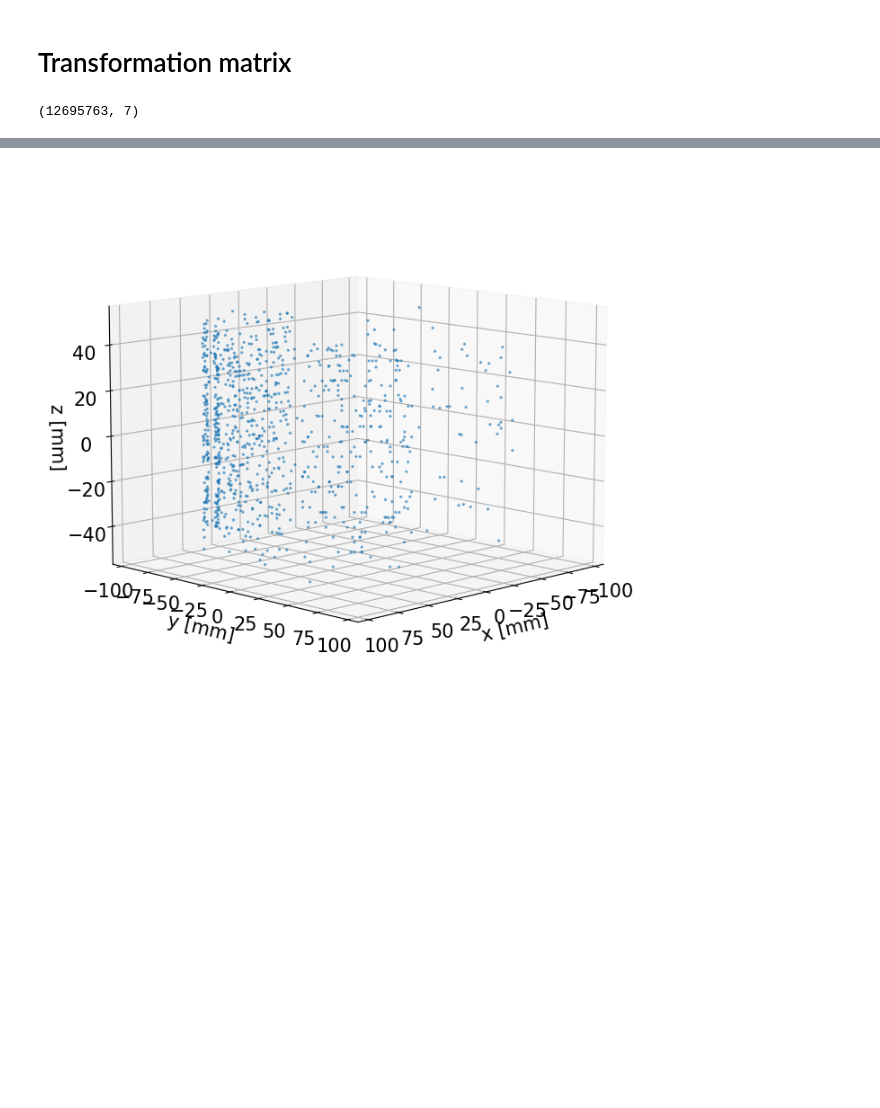
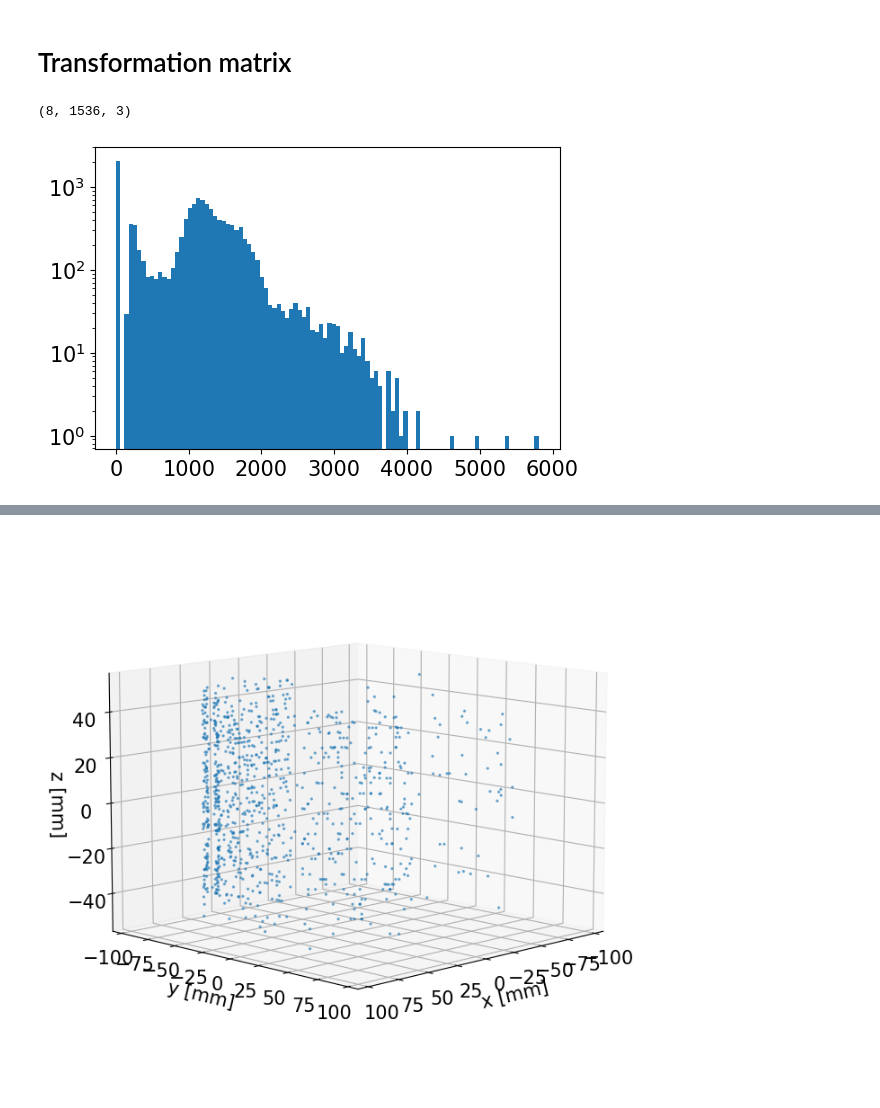
Before and after one commit to dachengx/MedPhys-recon, a Jupyter notebook: pet.ipynb, the cells around one changed output, grey strips where cells are left out. Saved outputs shown, nothing was run; the diff lists cells and outputs as text; code cells hidden in the pictures; blank space fills up the shorter version.

```diff
--- a/pet.ipynb
+++ b/pet.ipynb
@@ -35,9 +36,9 @@ x_det_outer = (detector['width'] + detector['film'] + detector['interval']) / 2
 
 x_det_outer = np.hstack([-1 * x_det_outer[::-1], x_det_outer])
 # %%
-y_det_inner = detector['diameter'] / 2
+y_det_inner = np.array([detector['diameter'] / 2])
 
-y_det_outer = detector['diameter'] / 2 + detector['height']
+y_det_outer = np.array([detector['diameter'] / 2 + detector['height']])
 # %%
 z_det_inner = np.arange(-detector['innernum'] / 2 * (detector['width'] + detector['film']) + (detector['width'] + detector['film']) / 2,
                         detector['innernum'] / 2 * (detector['width'] + detector['film']) + (detector['width'] + detector['film']) / 2, (detector['width'] + detector['film']))
@@ -52,5 +65,5 @@ z_det_outer = np.hstack([z_det_outer + i * z_displace for i in [-1, 0, 1]])
 # %%
-R = np.vstack([np.array([[[np.cos(theta), np.sin(theta), 0], [-np.sin(theta), np.cos(theta), 0], [0, 0, 1]]]) for theta in np.arange(8) * np.pi / 4])
+R = np.vstack([np.array([[[np.cos(theta), -np.sin(theta), 0], [np.sin(theta), np.cos(theta), 0], [0, 0, 1]]]) for theta in np.arange(8) * np.pi / 4])
 # %%
 X_det_inner, Y_det_inner, Z_det_inner = np.meshgrid(x_det_inner, y_det_inner, z_det_inner)
 
@@ -77,3 +92,9 @@ def trans_matrix(method='delta'):
+# %%
+m, xyz_det_list = trans_matrix()
+# %%
+np.stack(xyz_det_list).shape
+# %% [output]
+(8, 1536, 3)
 # %%
 b = np.fromfile('LORData_2PointSource', dtype=np.float32)
 # b = np.fromfile('LORData_HotRod39M', dtype=np.float32)
@@ -82,4 +103,39 @@ a = b.reshape((b.shape[0] // 7, 7))
-# %%
-a.shape
-# %% [output]
-(12695763, 7)
+# %%
+xyz = np.hstack([np.vstack([a[:, 0:3], a[:, 3:6]]), np.hstack([a[:, 6] / 2, a[:, 6] / 2])[:, None]])
+
+X = SkyCoord(x=xyz[:, 0], y=xyz[:, 1], z=xyz[:, 2], representation_type='cartesian')
+X.representation_type = 'physicsspherical'
+
+theta = np.mod(X.phi.rad + 4 * np.pi + np.pi / 8 - np.pi / 2, 2 * np.pi)
+
+p = np.zeros(m.shape[0])
+index = np.ones(len(xyz)).astype(np.int16) * -2
+det_num = detector['innernum'] ** 2 * 6
+
+for i in tqdm(range(8)):
+    vali = (theta > i * np.pi / 4) & (theta < (i + 1) * np.pi / 4)
+    xyzi = (np.linalg.inv(R[i]) @ xyz[vali, :3].T).T
+    inner = xyzi[:, 1] < y_det_inner * 1.01
+    g = xyz[vali, -1]
+    idx = np.ones(vali.sum()).astype(np.int16) * -1
+    pi = np.zeros(det_num)
+    x_idx = np.digitize(xyzi[inner, 0], x_wall_inner)
+    assert x_idx.min() >= 0 and x_idx.max() < detector['innernum'] * 2
+    y_idx = np.digitize(xyzi[inner, 1], y_wall_inner)
+    assert y_idx.min() >= 0 and y_idx.max() < detector['ynum']
+    z_idx = np.digitize(xyzi[inner, 2], z_wall_inner)
+    assert z_idx.min() >= 0 and z_idx.max() < detector['innernum'] * 3
+    idx[inner] = x_idx * detector['ynum'] * detector['innernum'] * 3 + y_idx * detector['innernum'] * 3 + z_idx
+    for j in range(len(idx)):
+        if g[j] > 0 and idx[j] >= 0:
+            pi[idx[j]] += g[j]
+    index[vali] = idx
+    p[i*det_num:(i+1)*det_num] = pi
+
+p = np.clip(p, 0, 1e6)
+# %%
+plt.hist(p, bins=100)
+plt.yscale('log')
+plt.show()
+# %% [output]
+[figure, added]
```
Also changed, not shown: parts of 12 cells of this notebook, 1 other file.
